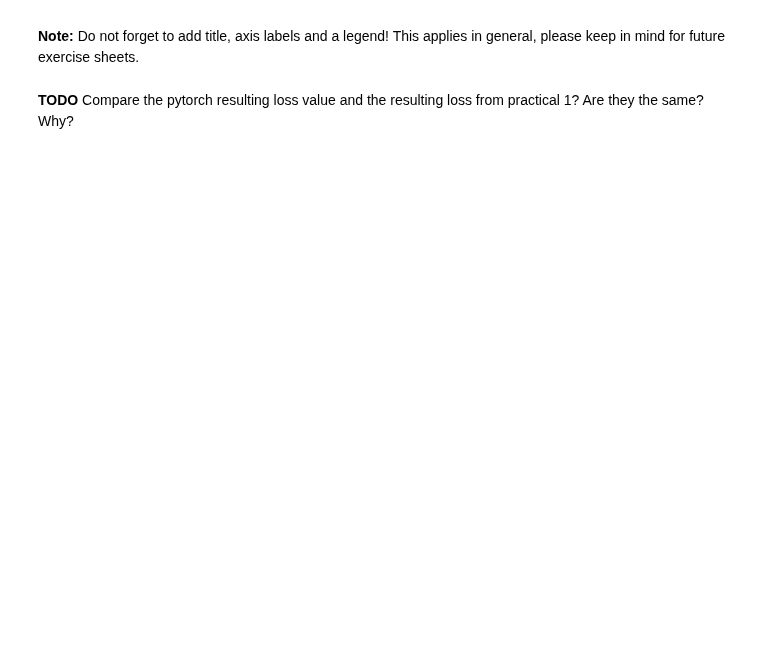
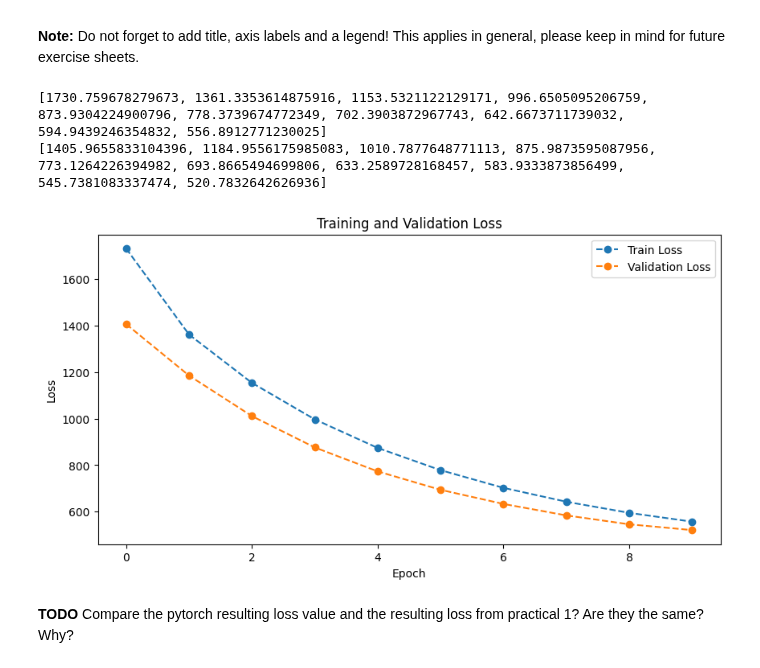
Before and after one commit to Paul-Jarschke/Machine-Learning-Practicals, a Jupyter notebook: Practical_02/2_[Leon_Loeppert].ipynb, the cells around one changed output. Drawn from its saved outputs; the diff is of its cells as text; code cells hidden in the pictures; blank space fills up the shorter version.

```diff
--- a/Practical_02/2_[Leon_Loeppert].ipynb
+++ b/Practical_02/2_[Leon_Loeppert].ipynb
@@ -498,7 +559,7 @@ Everything is set for the model to train!
 - In the backward pass, the model learns and updates its weights based on the current gradient.
 # %%
 for epoch in range(epochs):
-    for i, (x, y) in enumerate(train_dataloader):
+    for (x, y) in train_dataloader:
         # move the data to the device
         x = x.to(device)
         y = y.to(device)
@@ -572,9 +619,0 @@ for i, (x, y) in enumerate(test_dataloader):
-# %%
-x, y = next(iter(test_dataloader))
-x = x[0].unsqueeze(0).to(torch.float64)
-
-print(x.shape)
-print(y.shape)
-
-print(x)
-print(y[0])
@@ -614,2 +778,35 @@ num_epochs = 15
+# %%
+# TODO call the run_training function and run it for 10 epochs.
+
+num_epochs = 10
+
+train_dataloader = torch.utils.data.DataLoader(conductor_train, batch_size=batch_size, shuffle=True)
+val_dataloader = torch.utils.data.DataLoader(conductor_val, batch_size=batch_size, shuffle=True)
+test_dataloader = torch.utils.data.DataLoader(conductor_test, batch_size=batch_size, shuffle=True)
+model = LinearRegression(input_dim, output_dim)
+optimizer = torch.optim.SGD(model.parameters(), lr=lr)
+model = model.to(device)
+
+train_losses, val_losses = run_training(model, train_dataloader, val_dataloader, loss_function, optimizer, num_epochs)
+
+print(train_losses)
+print(val_losses)
+# %% [output]
+[1730.759678279673, 1361.3353614875916, 1153.5321122129171, 996.6505095206759, 873.9304224900796, 778.3739674772349, 702.3903872967743, 642.6673711739032, 594.9439246354832, 556.8912771230025]
+[1405.9655833104396, 1184.9556175985083, 1010.7877648771113, 875.9873595087956, 773.1264226394982, 693.8665494699806, 633.2589728168457, 583.9333873856499, 545.7381083337474, 520.7832642626936]
+# %%
+# TODO write a plot function
+def plot_losses(train_losses, val_losses):
+    plt.figure(figsize=(10, 5))
+    plt.plot(train_losses, 'o--', label='Train Loss')
+    plt.plot(val_losses, 'o--', label='Validation Loss')
+    plt.xlabel('Epoch')
+    plt.ylabel('Loss')
+    plt.title('Training and Validation Loss')
+    plt.legend()
+    plt.show()
 # %%
-# TODO write a plot function
+# TODO plot losses
+plot_losses(train_losses, val_losses)
+# %% [output]
+[figure, added]
```
Also changed, not shown: parts of 25 cells of this notebook.
